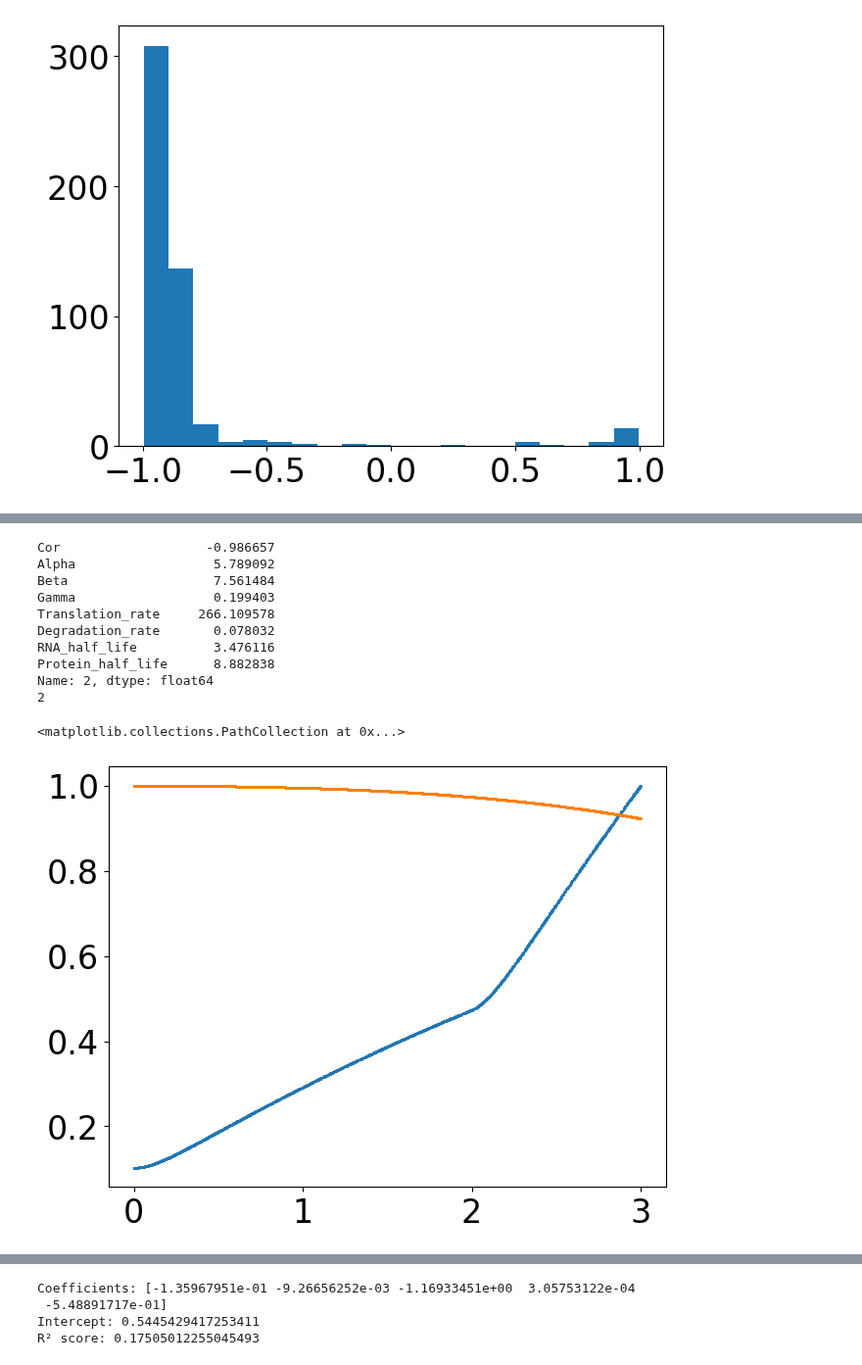
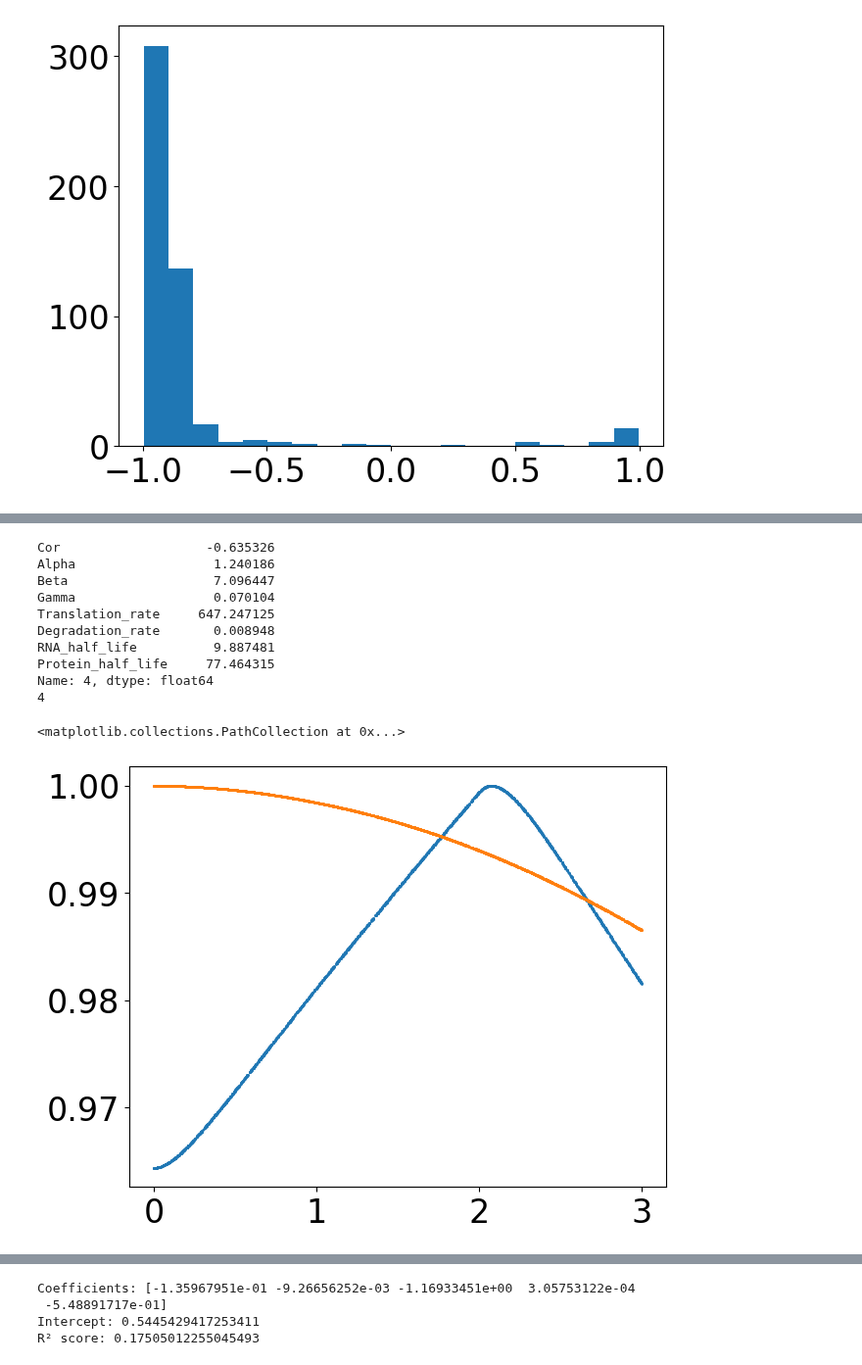
Before and after one commit to reliscu/chronocell_simulations, a Jupyter notebook: simulate_data.ipynb, the cells around one changed output, grey strips where cells are left out. Shown at 98% size. Saved outputs shown, nothing was run; the diff lists cells and outputs as text; code cells hidden in the pictures.

```diff
--- a/simulate_data.ipynb
+++ b/simulate_data.ipynb
@@ -260,27 +247,27 @@ print(data.loc[data['Cor'] < cor].head())
 # %%
 l = 1
 
 cor = 0
-idx = 1
+idx = 3
 
 i = data.loc[data['Cor'] < 0].index[idx]
 print(data.iloc[i])
 print(i)
 y_i = Y[l*n:(l+1)*n, i, 1]/max(Y[l*n:(l+1)*n, i, 1])
 p_i = P[l*n:(l+1)*n, i]/max(P[l*n:(l+1)*n, i])
 plt.scatter(true_t[true_l == l], y_i, s=1)
 plt.scatter(true_t[true_l == l], p_i, s=1)
 # %% [output]
-Cor                   -0.986657
-Alpha                  5.789092
-Beta                   7.561484
-Gamma                  0.199403
-Translation_rate     266.109578
-Degradation_rate       0.078032
-RNA_half_life          3.476116
-Protein_half_life      8.882838
-Name: 2, dtype: float64
-2
+Cor                   -0.635326
+Alpha                  1.240186
+Beta                   7.096447
+Gamma                  0.070104
+Translation_rate     647.247125
+Degradation_rate       0.008948
+RNA_half_life          9.887481
+Protein_half_life     77.464315
+Name: 4, dtype: float64
+4
 <matplotlib.collections.PathCollection at 0x...>
-[figure, old version]
+[figure, new version]
 # %%
```
Also changed, not shown: parts of 14 cells of this notebook.
